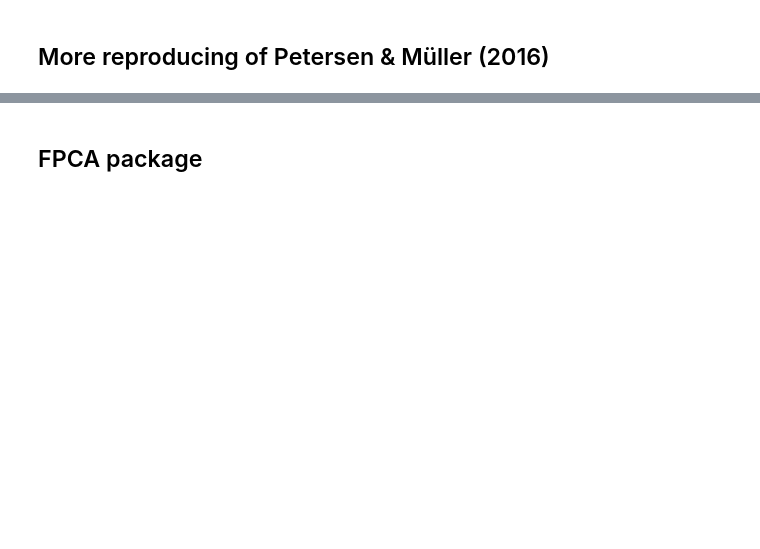
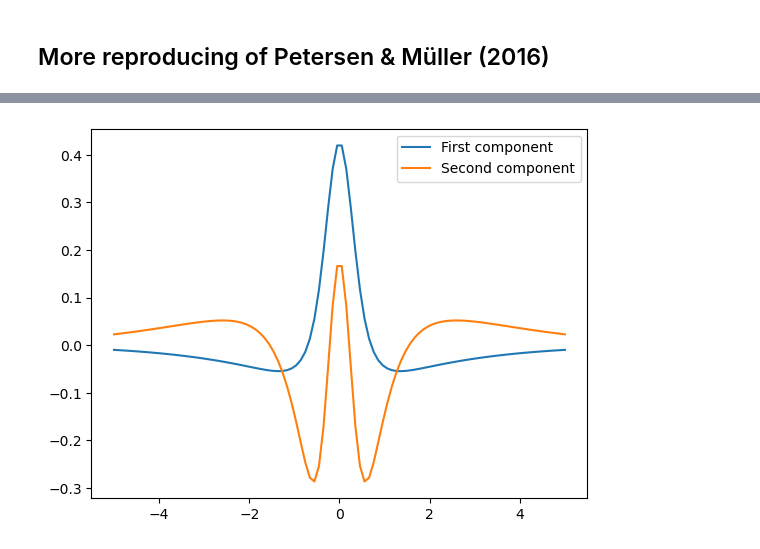
Before and after one commit to mirkimirk/thesis_frechet_fda, a Jupyter notebook: src/frechet_fda/sandbox2.ipynb, the cells around one changed output, grey strips where cells are left out. Cells and saved outputs as stored; diff of their text form; code cells hidden in the pictures; blank space fills up the shorter version.

```diff
--- a/src/frechet_fda/sandbox2.ipynb
+++ b/src/frechet_fda/sandbox2.ipynb
@@ -228,2 +237,0 @@ wf_mean(0, mu=mus[0], sigma=sigmas[0], m=gridnum)
-# %% [markdown]
-## FPCA package
@@ -241,0 +238,9 @@ fpca_discretized.components_.plot()
+# %%
+fig, ax = plt.subplots()
+# ax.plot(grid_densities_univ, mean_function, label="Mean function")
+ax.plot(grid_densities_univ, -eigenfunctions_sorted[:, 0], label="First component")
+ax.plot(grid_densities_univ, -eigenfunctions_sorted[:, 1], label="Second component")
+plt.legend()
+plt.show()
+# %% [output]
+[figure, added]
```
Also changed, not shown: parts of 7 cells of this notebook.
